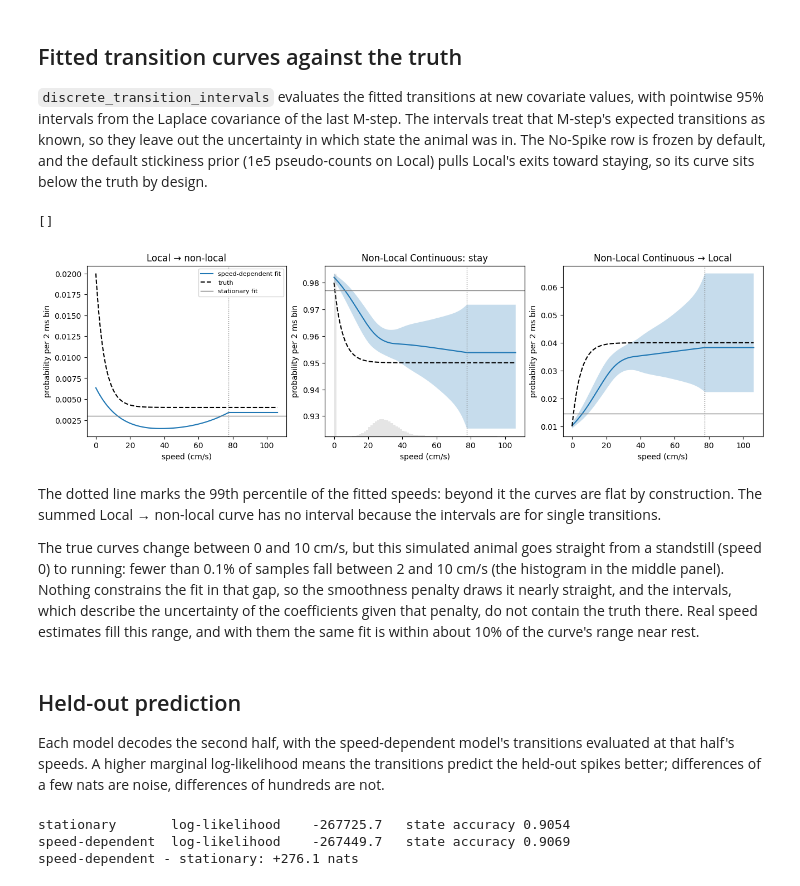
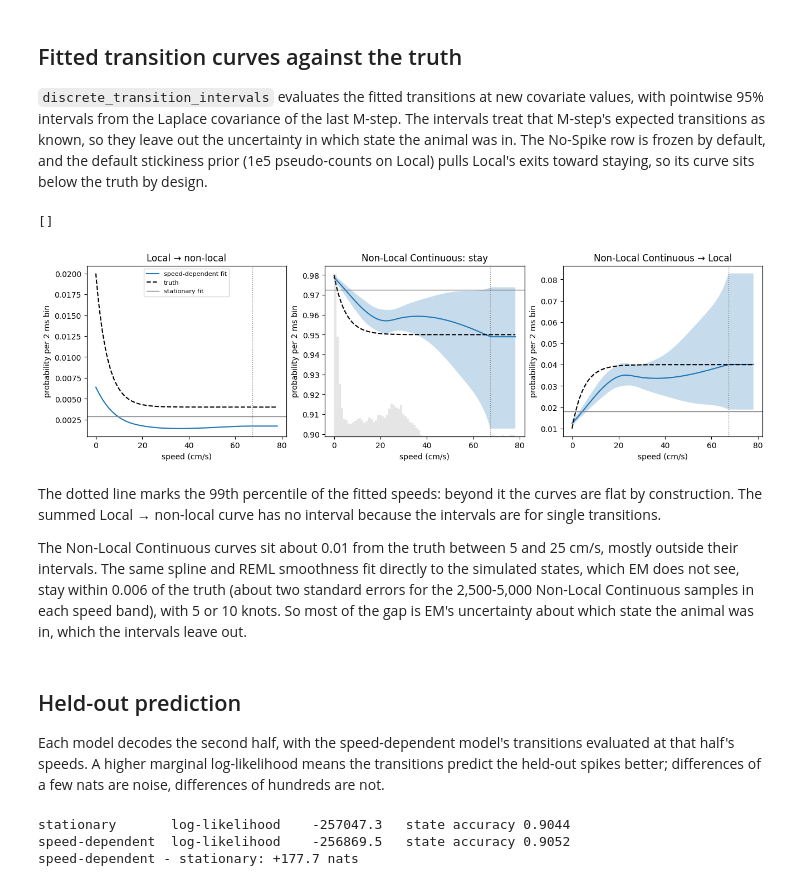
Before and after one commit to LorenFrankLab/non_local_detector, a Jupyter notebook: notebooks/03_state_transitions/nonstationary_discrete_transitions.ipynb, the cells around one changed output. Saved outputs shown, nothing was run; the diff lists cells and outputs as text; code cells hidden in the pictures.

```diff
--- a/notebooks/03_state_transitions/nonstationary_discrete_transitions.ipynb
+++ b/notebooks/03_state_transitions/nonstationary_discrete_transitions.ipynb
@@ -76,24 +81,24 @@ rng = np.random.default_rng(0)
 n_time = int(16 * 60 * SAMPLING_FREQUENCY)
 time = np.arange(n_time) / SAMPLING_FREQUENCY
 
-position = np.empty(n_time)
-x, direction, pause, lap_speed = 0.0, 1, 0, 30.0
-for index in range(n_time):
-    if pause > 0:
-        pause -= 1
-    else:
-        x += direction * rng.gamma(8.0, lap_speed / 8.0) / SAMPLING_FREQUENCY
-        if x >= TRACK_LENGTH or x <= 0:
-            x = np.clip(x, 0, TRACK_LENGTH)
-            direction *= -1
-            pause = int(rng.uniform(1, 6) * SAMPLING_FREQUENCY)
-            lap_speed = 70.0 if rng.uniform() < 0.1 else 30.0
-    position[index] = x
-true_speed = np.abs(np.gradient(position, time))
-speed = true_speed.copy()
+# Each lap's speed follows a half sine from 0 up to its peak and back.
+segments = []
+direction = 1.0
+while sum(map(len, segments)) < n_time:
+    peak = (70.0 if rng.uniform() < 0.1 else 30.0) * rng.uniform(0.8, 1.2)
+    # A half-sine speed profile covers 2 * peak * T / pi in T seconds.
+    lap_s = np.pi * TRACK_LENGTH / (2 * peak)
+    n_lap = int(lap_s * SAMPLING_FREQUENCY)
+    segments.append(direction * peak * np.sin(np.pi * np.arange(n_lap) / n_lap))
+    segments.append(np.zeros(int(rng.uniform(1, 6) * SAMPLING_FREQUENCY)))
+    direction *= -1
+velocity = np.concatenate(segments)[:n_time]
+position = np.clip(np.cumsum(velocity) / SAMPLING_FREQUENCY, 0, TRACK_LENGTH)
+noise = gaussian_filter1d(rng.normal(size=n_time), 0.1 * SAMPLING_FREQUENCY)
+speed = np.abs(velocity + noise * 1.5 / noise.std())
 speed[rng.choice(n_time, 30, replace=False)] = rng.uniform(300, 1500, 30)
 
-transition = true_transition(true_speed)
+transition = true_transition(speed)
 states = np.zeros(n_time, dtype=int)
 represented = position.copy()
 draws = rng.uniform(size=n_time)
@@ -123,5 +128,5 @@ spike_times = [
 fraction = np.bincount(states, minlength=4) / n_time
 for name, value in zip(STATE_NAMES, fraction, strict=True):
     print(f"{name:22s} {value:.3f} of the time")
-print(f"99th percentile of speed: {np.quantile(true_speed, 0.99):.1f} cm/s")
+print(f"99th percentile of speed: {np.quantile(speed, 0.99):.1f} cm/s")
 # %% [output]
@@ -204,53 +212,52 @@ animal was in. The No-Spike row is frozen by default, and the default
 stickiness prior (1e5 pseudo-counts on Local) pulls Local's exits toward
 staying, so its curve sits below the truth by design.
 # %%
-grid = np.linspace(0.0, np.quantile(true_speed, 0.999), 200)
+grid = np.linspace(0.0, np.quantile(speed, 0.999), 200)
 fitted, lower, upper = speed_dependent.discrete_transition_intervals(
     {"speed": grid}, coverage=0.95
 )
 truth = true_transition(grid)
 stationary = models["stationary"].discrete_state_transitions_
 
 panels = [
     ("Local → non-local", [(0, 2), (0, 3)]),
     ("Non-Local Continuous: stay", [(2, 2)]),
     ("Non-Local Continuous → Local", [(2, 0)]),
 ]
 fig, axes = plt.subplots(1, 3, figsize=(13, 3.8), constrained_layout=True)
 for ax, (title, pairs) in zip(axes, panels, strict=True):
 
     def total(array, pairs=pairs):
         return sum(array[..., i, j] for i, j in pairs)
 
     if len(pairs) == 1:
         ax.fill_between(
             grid, total(lower), total(upper), alpha=0.25, label="95% interval"
         )
     ax.plot(grid, total(fitted), label="speed-dependent fit")
     ax.plot(grid, total(truth), "k--", label="truth")
     ax.axhline(total(stationary), color="gray", lw=1, label="stationary fit")
-    ax.axvline(np.quantile(true_speed[train], 0.99), color="gray", ls=":", lw=1)
+    ax.axvline(np.quantile(speed[train], 0.99), color="gray", ls=":", lw=1)
     ax.set(title=title, xlabel="speed (cm/s)", ylabel="probability per 2 ms bin")
 axes[0].legend(fontsize=8)
 rug = axes[1].twinx()
-rug.hist(true_speed[train], bins=80, range=(0, grid[-1]), color="gray", alpha=0.2)
+rug.hist(speed[train], bins=80, range=(0, grid[-1]), color="gray", alpha=0.2)
 rug.set_yticks([])
 # %% [output]
 []
-[figure, old version]
+[figure, new version]
 # %% [markdown]
 The dotted line marks the 99th percentile of the fitted speeds: beyond it
 the curves are flat by construction. The summed Local → non-local curve
 has no interval because the intervals are for single transitions.
 
-The true curves change between 0 and 10 cm/s, but this simulated animal
-goes straight from a standstill (speed 0) to running: fewer than 0.1% of
-samples fall between 2 and 10 cm/s (the histogram in the middle panel).
-Nothing constrains the fit in that gap, so the smoothness penalty draws it
-nearly straight, and the intervals, which describe the uncertainty of the
-coefficients given that penalty, do not contain the truth there. Real speed
-estimates fill this range, and with them the same fit is within about 10%
-of the curve's range near rest.
+The Non-Local Continuous curves sit about 0.01 from the truth between 5
+and 25 cm/s, mostly outside their intervals. The same spline and REML
+smoothness fit directly to the simulated states, which EM does not see,
+stay within 0.006 of the truth (about two standard errors for the
+2,500-5,000 Non-Local Continuous samples in each speed band), with 5 or 10
+knots. So most of the gap is EM's uncertainty about which state the
+animal was in, which the intervals leave out.
 # %% [markdown]
 ## Held-out prediction
 
@@ -288,6 +295,6 @@ gain = (
 )
 print(f"speed-dependent - stationary: {gain:+.1f} nats")
 # %% [output]
-stationary       log-likelihood    -267725.7   state accuracy 0.9054
-speed-dependent  log-likelihood    -267449.7   state accuracy 0.9069
-speed-dependent - stationary: +276.1 nats
+stationary       log-likelihood    -257047.3   state accuracy 0.9044
+speed-dependent  log-likelihood    -256869.5   state accuracy 0.9052
+speed-dependent - stationary: +177.7 nats
```
Also changed, not shown: parts of 4 cells of this notebook, 1 other file.
